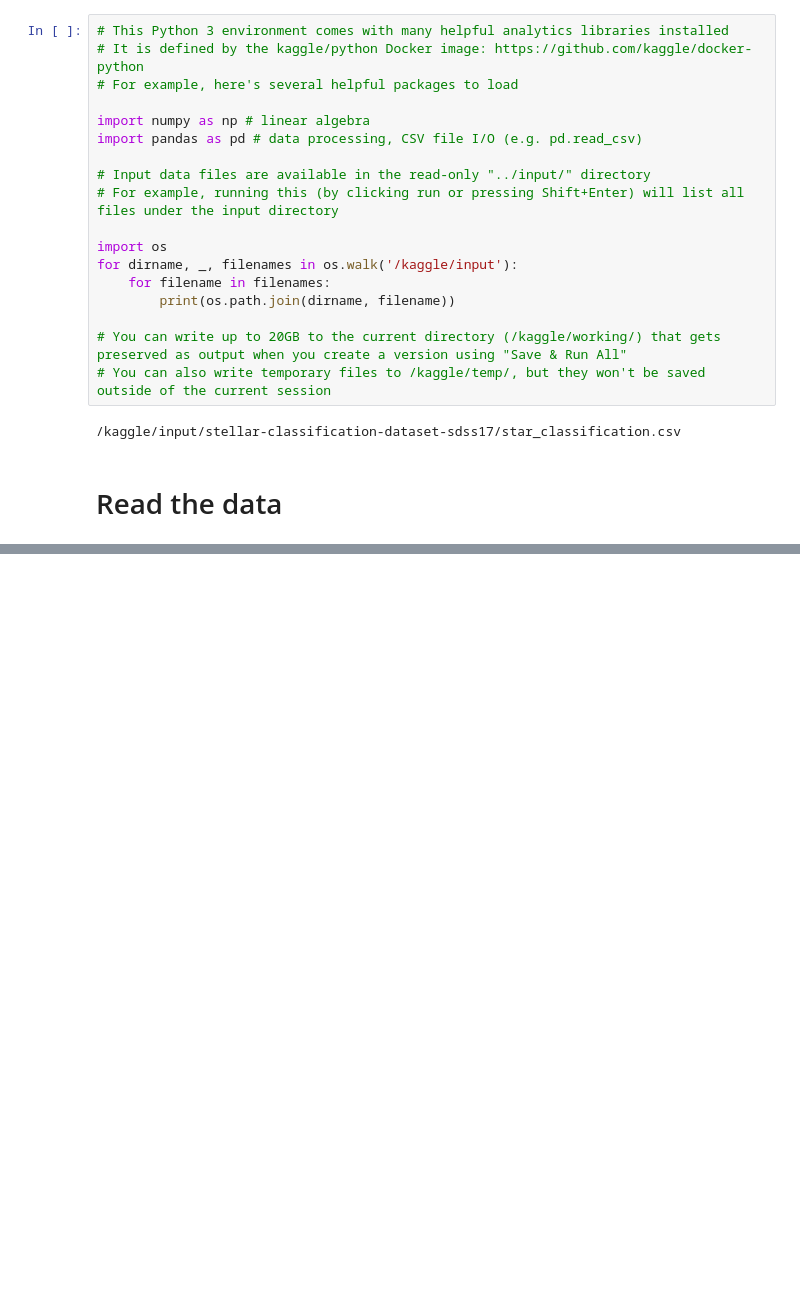
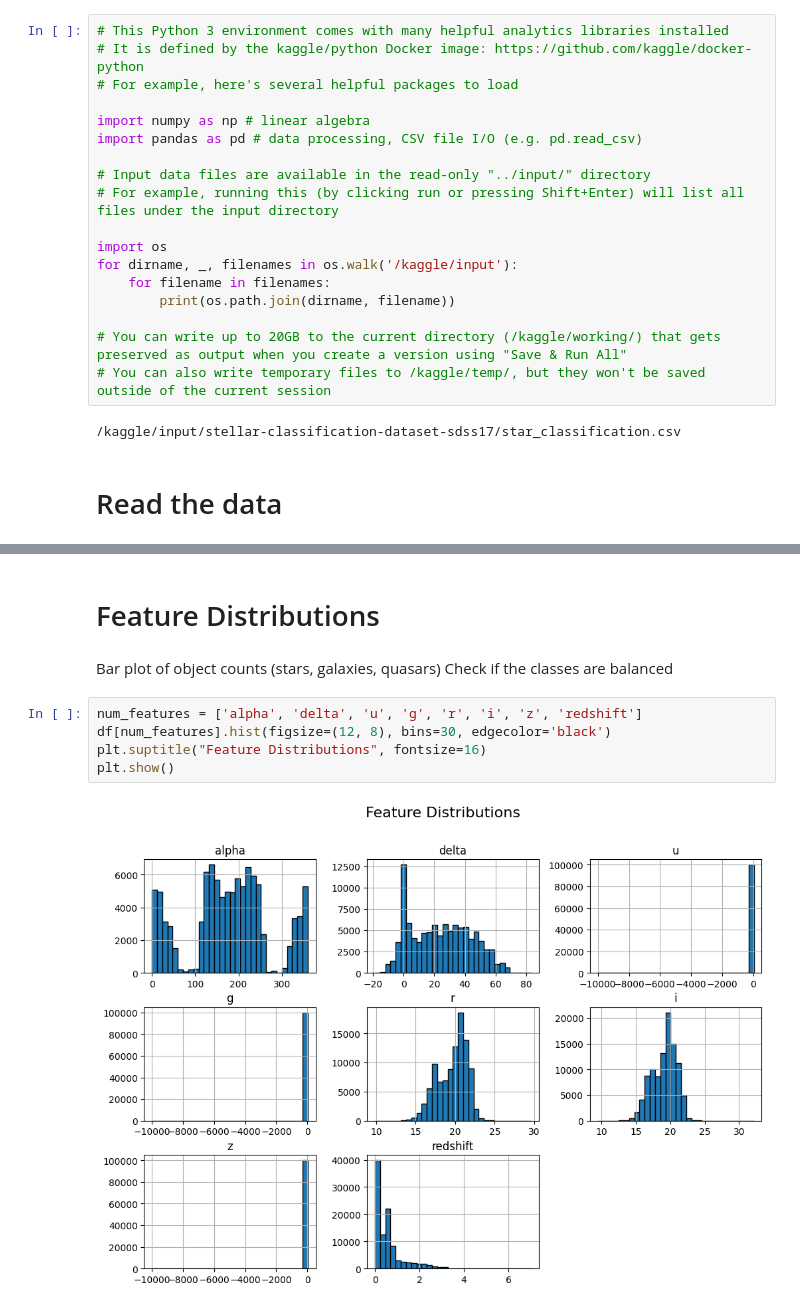
Before and after one commit to YassinTalhaoui/MA-Thesis-ML-Applied-to-stars, a Jupyter notebook: SDSS-classification.ipynb, the cells around one changed output, grey strips where cells are left out. Saved outputs shown, nothing was run; the diff lists cells and outputs as text; blank space fills up the shorter version.

```diff
--- a/SDSS-classification.ipynb
+++ b/SDSS-classification.ipynb
@@ -33,0 +141,12 @@ for dirname, _, filenames in os.walk('/kaggle/input'):
+# %% [markdown]
+# Feature Distributions
+# %% [markdown]
+Bar plot of object counts (stars, galaxies, quasars)
+Check if the classes are balanced
+# %%
+num_features = ['alpha', 'delta', 'u', 'g', 'r', 'i', 'z', 'redshift']
+df[num_features].hist(figsize=(12, 8), bins=30, edgecolor='black')
+plt.suptitle("Feature Distributions", fontsize=16)
+plt.show()
+# %% [output]
+[figure, added]
```
Also changed, not shown: parts of 25 cells of this notebook.
